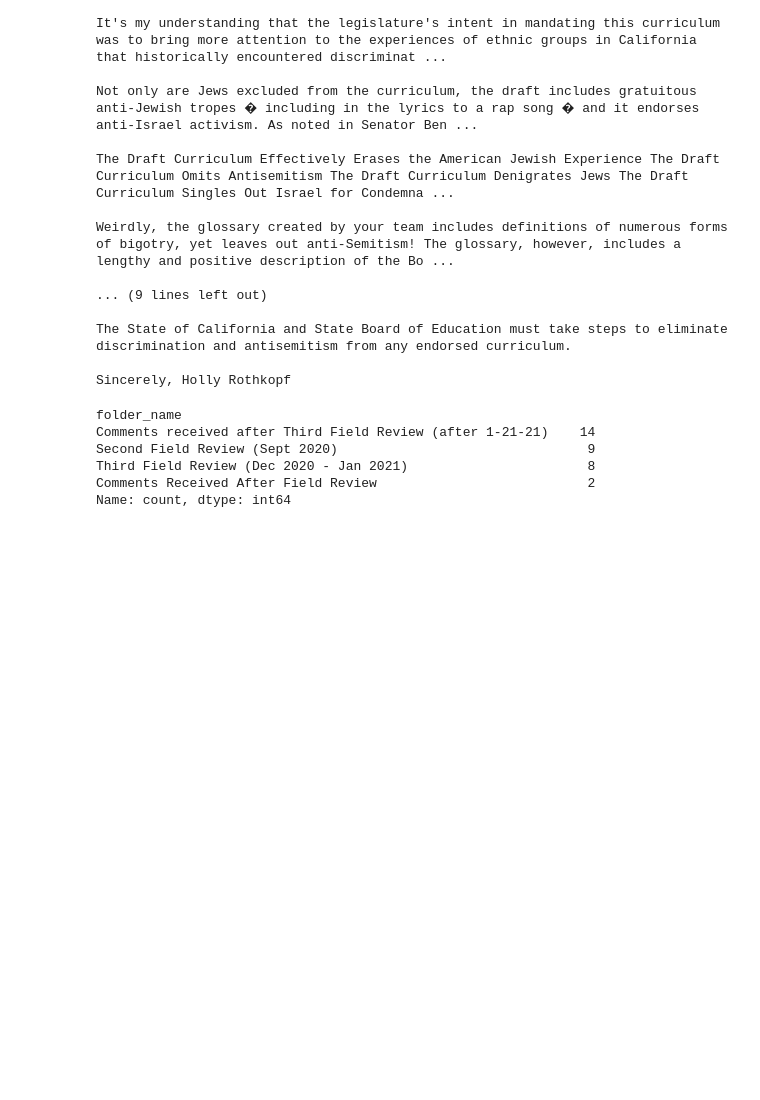
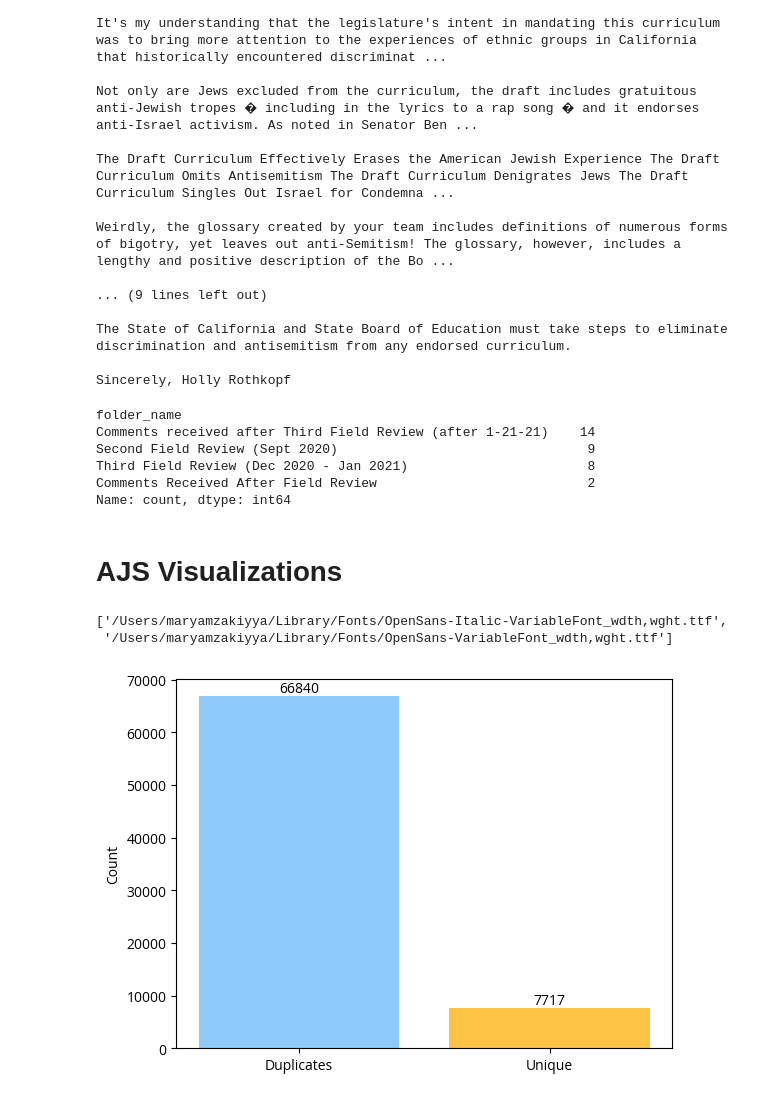
Before and after one commit to yonatanpazpriel/NLPResearch, a Jupyter notebook: Text Files/Text Files/duplicate_handling/Files Cleaning FA25.ipynb, the cells around one changed output. Saved outputs shown, nothing was run; the diff lists cells and outputs as text; code cells hidden in the pictures; blank space fills up the shorter version.

Commit message:
AJS bar graphs

```diff
--- a/Text Files/Text Files/duplicate_handling/Files Cleaning FA25.ipynb
+++ b/Text Files/Text Files/duplicate_handling/Files Cleaning FA25.ipynb
@@ -711,3 +727,39 @@ Second Field Review (Sept 2020)                                9
 Third Field Review (Dec 2020 - Jan 2021)                       8
 Comments Received After Field Review                           2
 Name: count, dtype: int64
+# %% [markdown]
+# AJS Visualizations
+# %%
+from matplotlib import font_manager
+
+[f for f in font_manager.findSystemFonts() if "OpenSans" in f or "Open Sans" in f]
+# %% [output]
+['/Users/maryamzakiyya/Library/Fonts/OpenSans-Italic-VariableFont_wdth,wght.ttf',
+ '/Users/maryamzakiyya/Library/Fonts/OpenSans-VariableFont_wdth,wght.ttf']
+# %%
+##dupes vs. unique
+
+# 1. Register the Open Sans font file (use your exact path)
+font_path = "/Users/maryamzakiyya/Library/Fonts/OpenSans-VariableFont_wdth,wght.ttf"
+font_manager.fontManager.addfont(font_path)
+
+# 2. Tell matplotlib to use it globally
+mpl.rcParams['font.family'] = 'Open Sans'
+
+# --- your plotting code ---
+
+dup3 = 66840
+uniq2 = 7717
+
+plt.bar(0, dup3, color="#42a5f5", alpha=0.6)
+plt.bar(1, uniq2, color="#fdb515", alpha=0.8)
+
+plt.text(0, dup3, f"{dup3}", ha='center', va='bottom')
+plt.text(1, uniq2, f"{uniq2}", ha='center', va='bottom')
+
+plt.xticks([0, 1], ["Duplicates", "Unique"])
+plt.ylabel("Count")
+
+plt.show()
+# %% [output]
+[figure, added]
```
Also changed, not shown: parts of 4 cells of this notebook.
